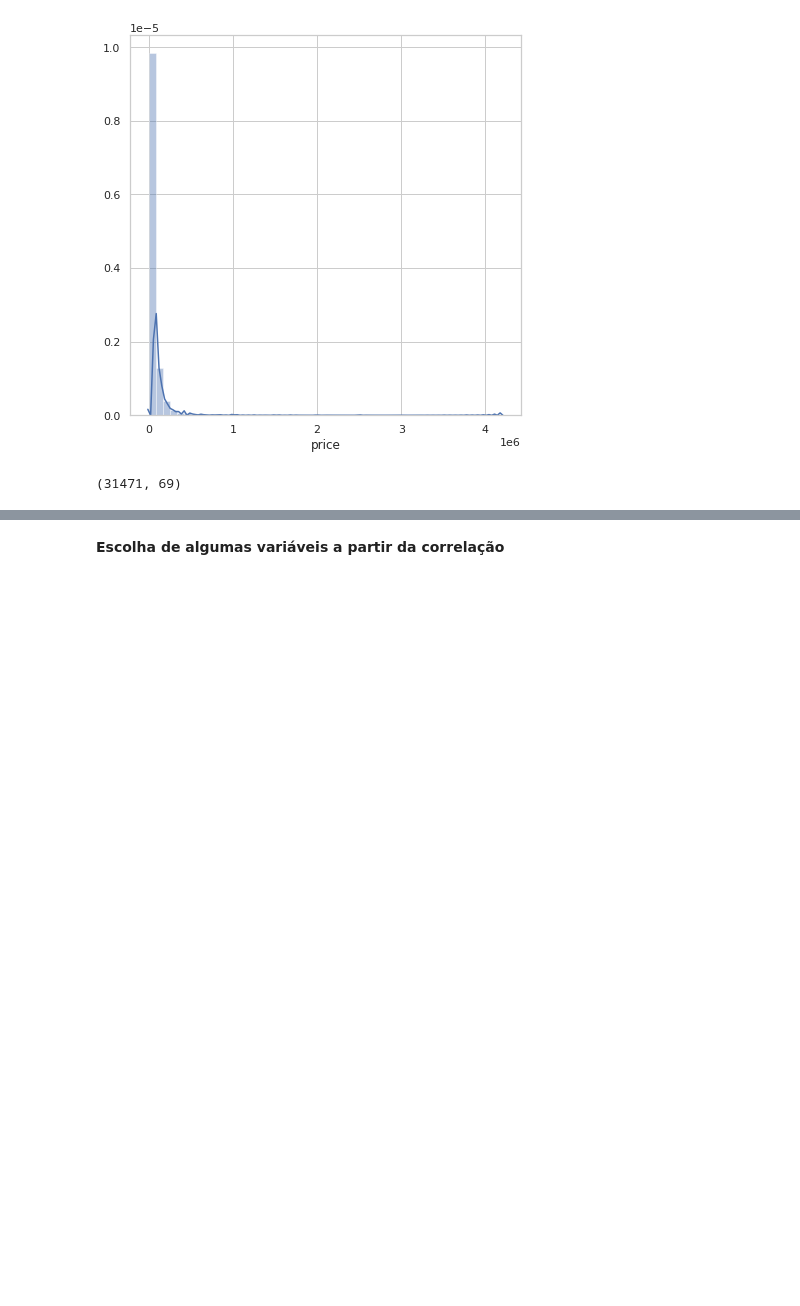
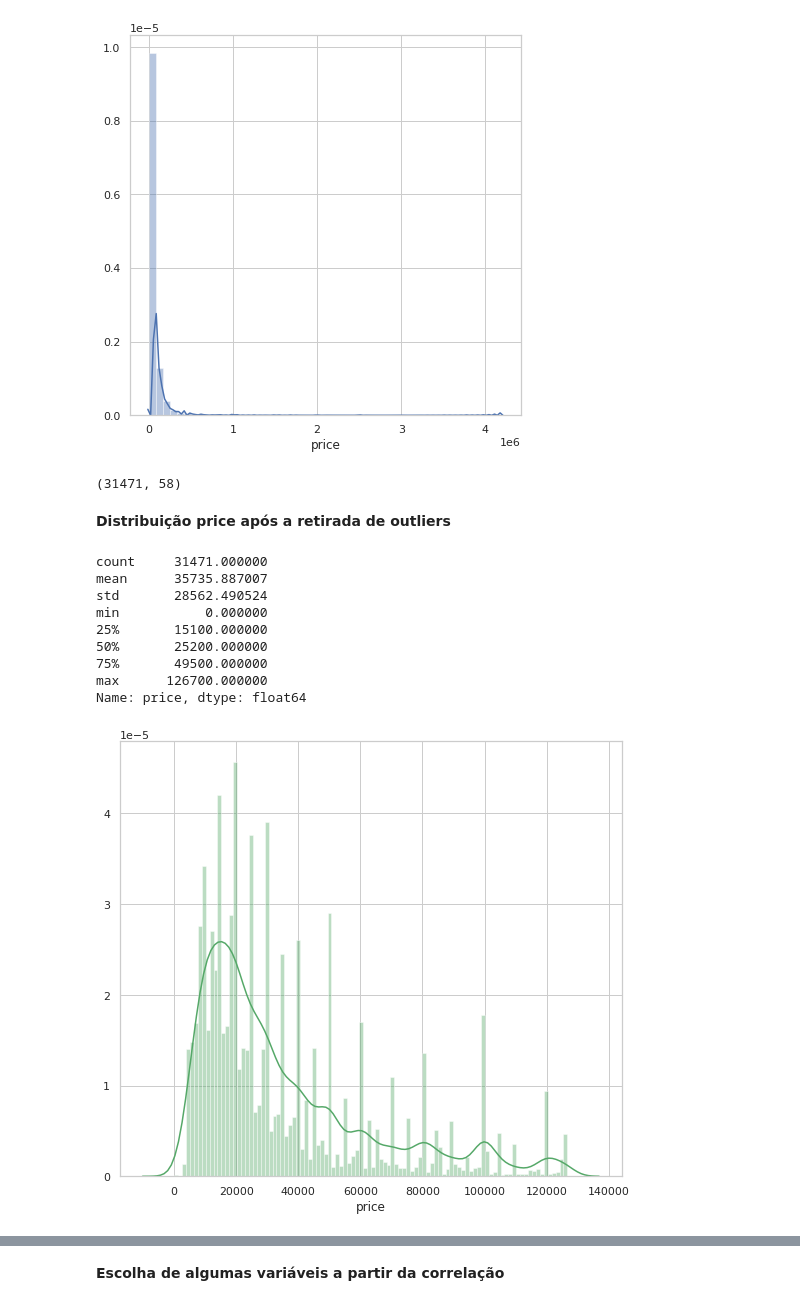
Before and after one commit to luizcalaca/airbnb-cognitive, a Jupyter notebook: desafio_cognitive_ai.ipynb, the cells around one changed output, grey strips where cells are left out. Cells and saved outputs as stored; diff of their text form; code cells hidden in the pictures; blank space fills up the shorter version.

```diff
--- a/desafio_cognitive_ai.ipynb
+++ b/desafio_cognitive_ai.ipynb
@@ -40,7 +30,8 @@ max    4.174458e+07  ...          11.540000
 # %%
 ds = ds.drop(['id', 'listing_url','scrape_id', 'last_scraped', 'name','summary', 'space', 'description', 'neighborhood_overview', 'notes','transit','access','interaction','house_rules',
               'thumbnail_url','medium_url', 'picture_url','xl_picture_url','host_id','host_url','host_name', 'host_about','host_thumbnail_url','host_picture_url', 'host_verifications',
-              'calendar_last_scraped','first_review','last_review','license','jurisdiction_names', 'cancellation_policy','zipcode'], axis=1)
+              'calendar_last_scraped','first_review','last_review','license','jurisdiction_names', 'cancellation_policy','zipcode', 'state', 'market', 'smart_location', 'require_guest_profile_picture',
+              'require_guest_phone_verification','amenities','security_deposit','calendar_updated', 'country_code','country','smart_location','city','market'], axis=1)
 # %% [markdown]
 **Verificação da dimensão dos dados (linhas, colunas)**
 # %%
@@ -92,2 +79,9 @@ memory usage: 19.6+ MB
-# %%
-ds = ds.drop(['square_feet','weekly_price','monthly_price','host_acceptance_rate','neighbourhood_group_cleansed'], axis=1)
+# %%
+df2 = ds[[column for column in ds if ds[column].count() / len(ds) >= 0.3]]
+#del df2['Id']
+print("List of dropped columns:", end=" ")
+for c in ds.columns:
+    if c not in df2.columns:
+        print(c, end=", ")
+print('\n')
+ds = df2
@@ -144,6 +139,10 @@ ds['property_type'] = ds['property_type'].cat.codes
 ds['room_type'] = ds.room_type.astype('category')
 ds['room_type'].cat.categories
 ds['room_type'] = ds['room_type'].cat.codes
+# %%
+ds["instant_bookable"] = ds.instant_bookable.astype('category')
+ds["instant_bookable"].cat.categories
+ds["instant_bookable"] = ds['instant_bookable'].cat.codes
 # %% [markdown]
 
 **Verificação e remoção de outliers**
@@ -171,4 +170,21 @@ OF = q3 + (1.5 * IQR)
 ds = ds[~((ds["price"] < IF) | (ds["price"] > OF))]
 ds.shape
 # %% [output]
-(31471, 69)
+(31471, 58)
+# %% [markdown]
+**Distribuição price após a retirada de outliers**
+# %%
+print(ds['price'].describe())
+plt.figure(figsize=(9, 8))
+sns.distplot(ds['price'], color='g', bins=100, hist_kws={'alpha': 0.4});
+# %% [output]
+count     31471.000000
+mean      35735.887007
+std       28562.490524
+min           0.000000
+25%       15100.000000
+50%       25200.000000
+75%       49500.000000
+max      126700.000000
+Name: price, dtype: float64
+[figure, added]
```
Also changed, not shown: parts of 52 cells of this notebook.
